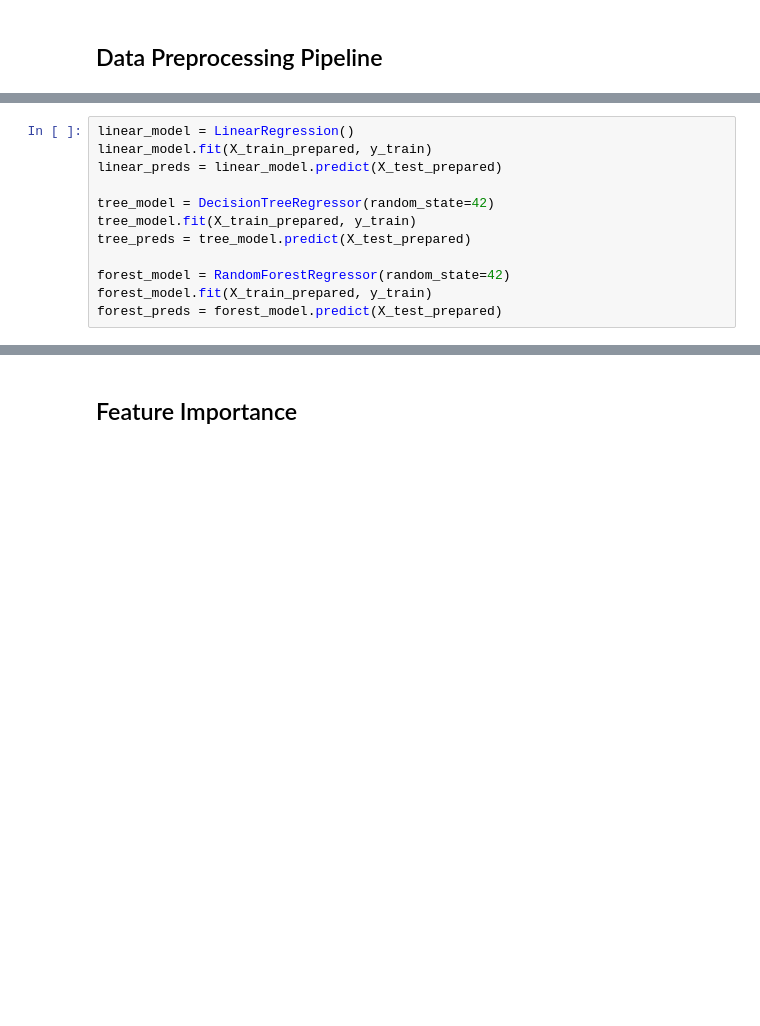
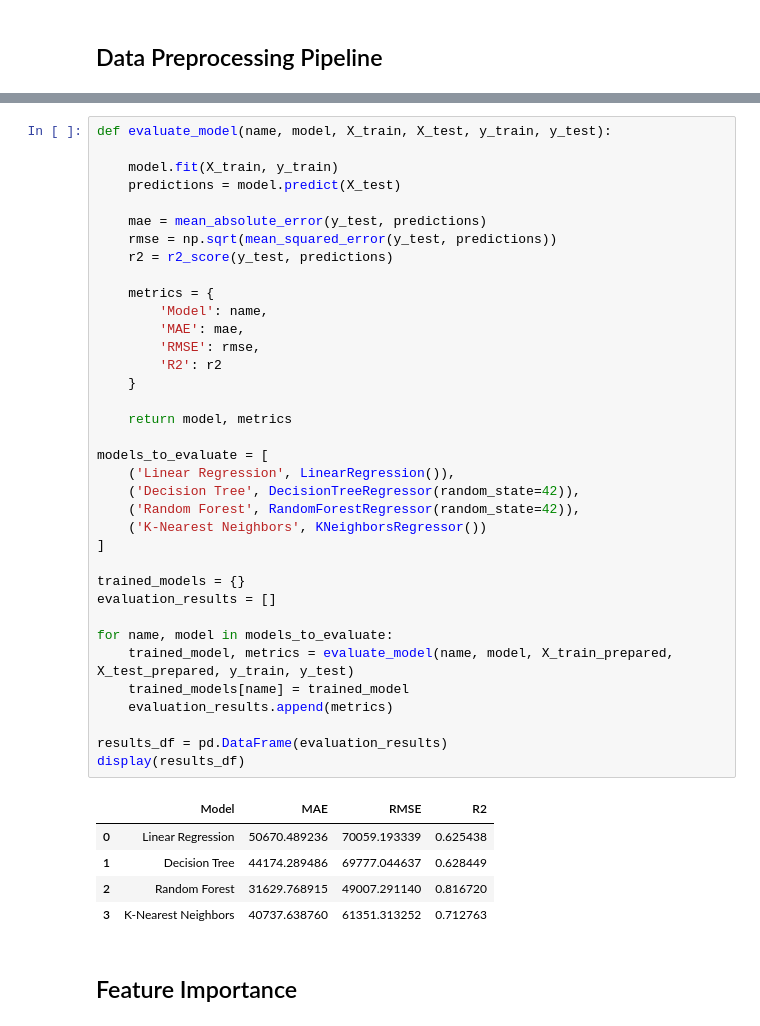
Before and after one commit to nikhileswark12/house-price-prediction, a Jupyter notebook: House_Price_Prediction.ipynb, the cells around one changed output, grey strips where cells are left out. Drawn from its saved outputs; the diff is of its cells as text; blank space fills up the shorter version.

Commit message:
added K-Nearest Neighbors regression model

```diff
--- a/House_Price_Prediction.ipynb
+++ b/House_Price_Prediction.ipynb
@@ -116,12 +109,0 @@ X_test_prepared = preprocessor.transform(X_test)
-# %%
-linear_model = LinearRegression()
-linear_model.fit(X_train_prepared, y_train)
-linear_preds = linear_model.predict(X_test_prepared)
-
-tree_model = DecisionTreeRegressor(random_state=42)
-tree_model.fit(X_train_prepared, y_train)
-tree_preds = tree_model.predict(X_test_prepared)
-
-forest_model = RandomForestRegressor(random_state=42)
-forest_model.fit(X_train_prepared, y_train)
-forest_preds = forest_model.predict(X_test_prepared)
@@ -156,3 +116,45 @@ display(results_df)
+# %%
+def evaluate_model(name, model, X_train, X_test, y_train, y_test):
+
+    model.fit(X_train, y_train)
+    predictions = model.predict(X_test)
+
+    mae = mean_absolute_error(y_test, predictions)
+    rmse = np.sqrt(mean_squared_error(y_test, predictions))
+    r2 = r2_score(y_test, predictions)
+
+    metrics = {
+        'Model': name,
+        'MAE': mae,
+        'RMSE': rmse,
+        'R2': r2
+    }
+
+    return model, metrics
+
+models_to_evaluate = [
+    ('Linear Regression', LinearRegression()),
+    ('Decision Tree', DecisionTreeRegressor(random_state=42)),
+    ('Random Forest', RandomForestRegressor(random_state=42)),
+    ('K-Nearest Neighbors', KNeighborsRegressor())
+]
+
+trained_models = {}
+evaluation_results = []
+
+for name, model in models_to_evaluate:
+    trained_model, metrics = evaluate_model(name, model, X_train_prepared, X_test_prepared, y_train, y_test)
+    trained_models[name] = trained_model
+    evaluation_results.append(metrics)
+
+results_df = pd.DataFrame(evaluation_results)
+display(results_df)
+# %% [output]
+|  | Model | MAE | RMSE | R2 |
+| 0 | Linear Regression | 50670.489236 | 70059.193339 | 0.625438 |
+| 1 | Decision Tree | 44174.289486 | 69777.044637 | 0.628449 |
+| 2 | Random Forest | 31629.768915 | 49007.291140 | 0.816720 |
+| 3 | K-Nearest Neighbors | 40737.638760 | 61351.313252 | 0.712763 |
 # %% [markdown]
 ## Feature Importance
 # %%
```
Also changed, not shown: parts of 10 cells of this notebook.
